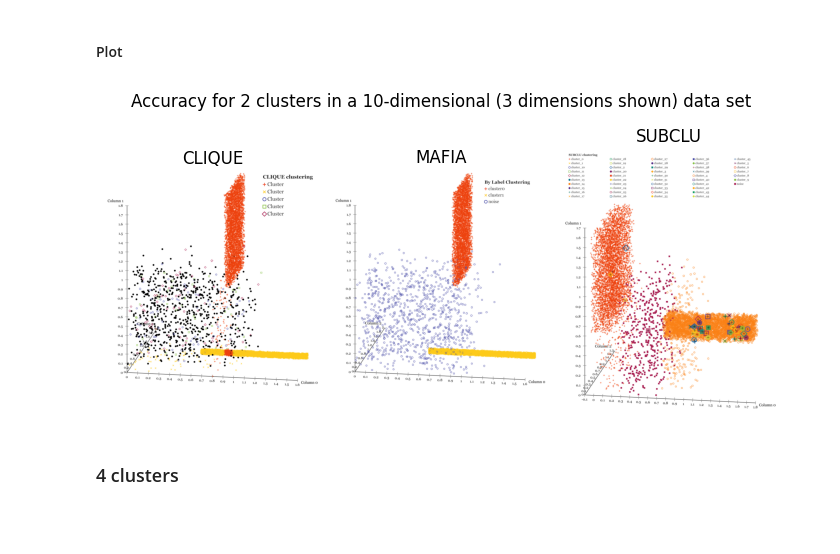
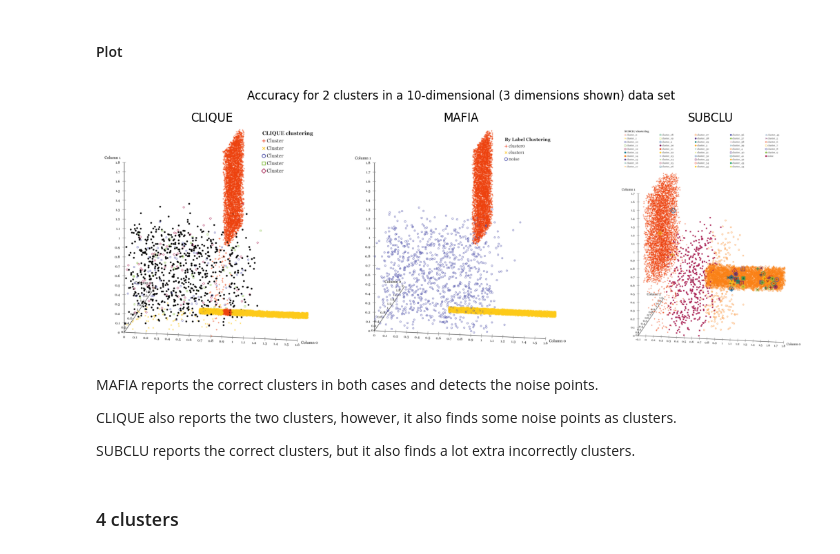
Before and after one commit to henrikdchristensen/SDU-Data-Mining-Exam, a Jupyter notebook: evaluation.ipynb, the cells around one changed output. Saved outputs shown, nothing was run; the diff lists cells and outputs as text; code cells hidden in the pictures; blank space fills up the shorter version.

```diff
--- a/evaluation.ipynb
+++ b/evaluation.ipynb
@@ -113,36 +113,42 @@ MAFIA:
 # %%
 import matplotlib.pyplot as plt
 import matplotlib.image as mpimg
 
 # Load images
 clique_img = mpimg.imread('datasets/mdcgen/accuracy/2clusters/100k/clique/3d_plot.png')
 mafia_img = mpimg.imread('datasets/mdcgen/accuracy/2clusters/100k/mafia/3d_plot.png')
 subclu_img = mpimg.imread('datasets/mdcgen/accuracy/2clusters/20k/subclu/3d_plot.png')
 
 # Figure with subplots
-fig, axs = plt.subplots(1, 3, figsize=(7, 4))
+fig, axs = plt.subplots(1, 3, figsize=(11, 4))
 
 # Plot images
 axs[0].imshow(clique_img)
 axs[0].axis('off')
 axs[0].set_title('CLIQUE')
 
 axs[1].imshow(mafia_img)
 axs[1].axis('off')
 axs[1].set_title('MAFIA')
 
 axs[2].imshow(subclu_img)
 axs[2].axis('off')
 axs[2].set_title('SUBCLU')
 
 # Title
 plt.suptitle('Accuracy for 2 clusters in a 10-dimensional (3 dimensions shown) data set')
 
 # Show plot
-plt.tight_layout(rect=[0, 0, 1, 1.1])
+plt.tight_layout(rect=[0, 0, 1, 1.02])
 plt.show()
 # %% [output]
-[figure, old version]
+[figure, new version]
+# %% [markdown]
+MAFIA reports the correct clusters in both cases and detects the noise points.
+
+CLIQUE also reports the two clusters, however, it also finds some noise points as clusters.
+
+SUBCLU reports the correct clusters, but it also finds a lot extra incorrectly clusters.
 # %% [markdown]
 ### 4 clusters
 # %% [markdown]
```
Also changed, not shown: parts of 18 cells of this notebook, 8 other files.
